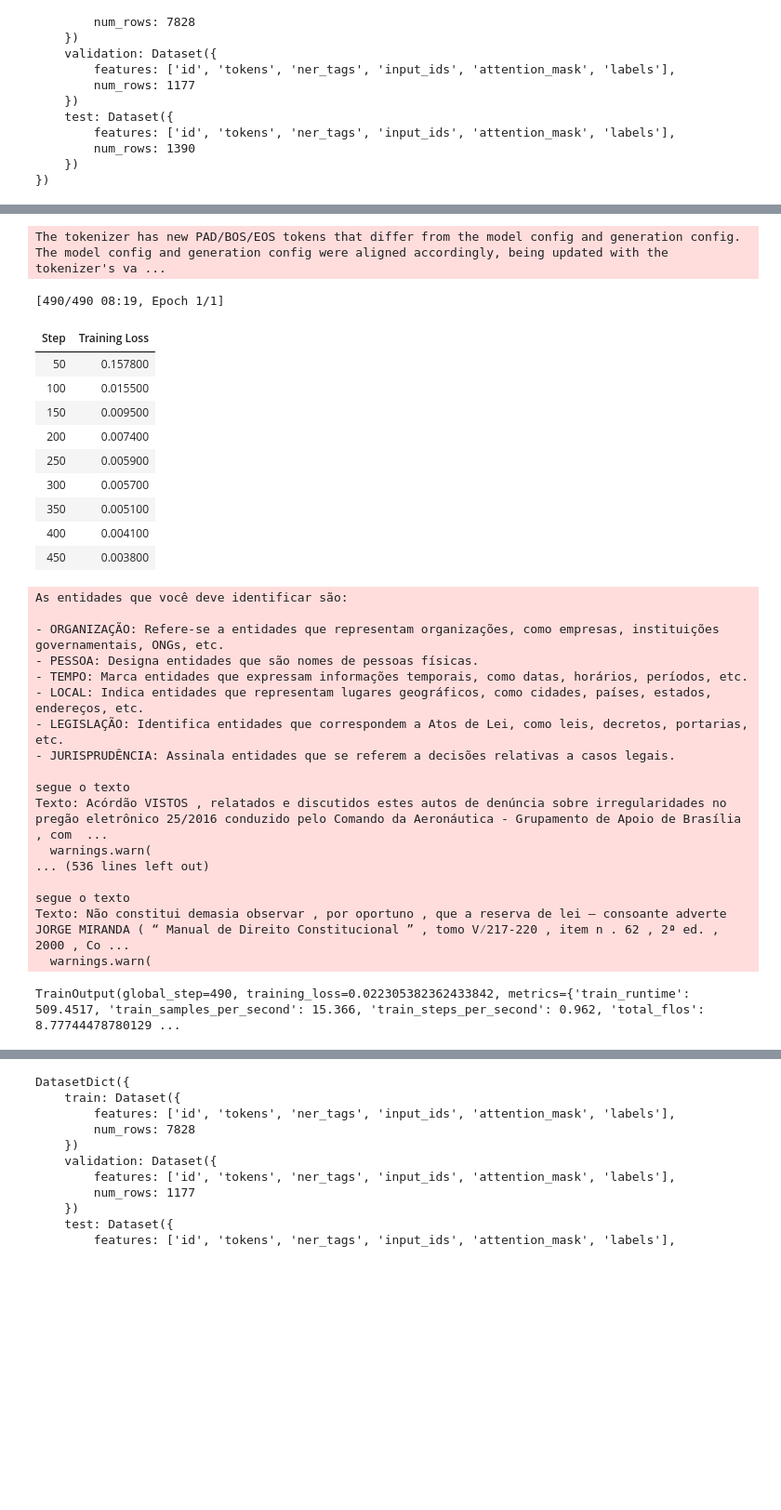
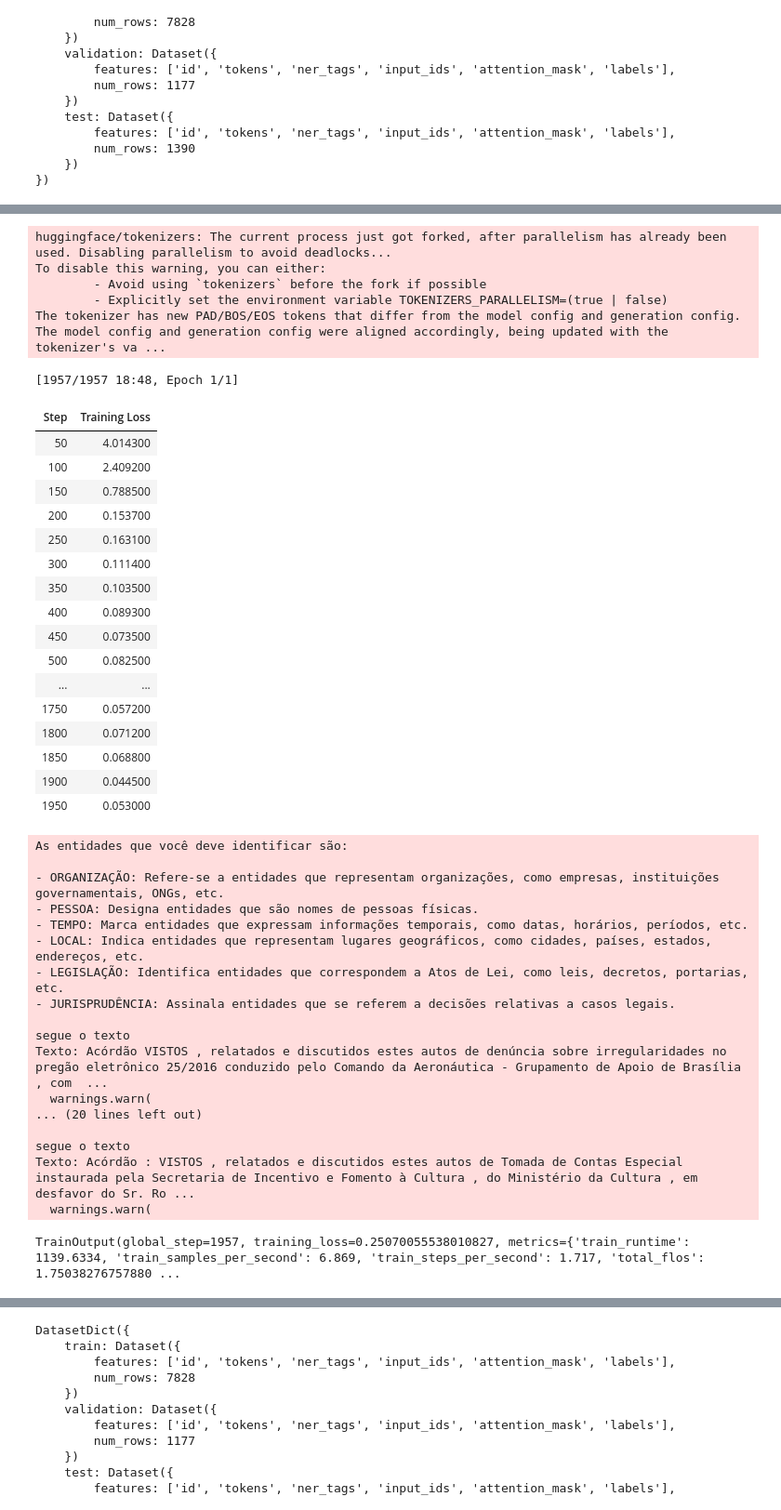
Before and after one commit to pedrobpio/decoder-lener-iob, a Jupyter notebook: notebooks/training_iob.ipynb, the cells around one changed output, grey strips where cells are left out. Shown: that part at 93% size. Saved outputs shown, nothing was run; the diff lists cells and outputs as text; code cells hidden in the pictures; blank space fills up the shorter version.

```diff
--- a/notebooks/training_iob.ipynb
+++ b/notebooks/training_iob.ipynb
@@ -139,56 +151,76 @@ from trl import DataCollatorForCompletionOnlyLM
 training_args = TrainingArguments(
     output_dir=f'./outputs/checkpoints/Qwen3_4b_full_{PRESET}',
     num_train_epochs=1,
-    per_device_train_batch_size=16,
-    # gradient_accumulation_steps=4,
+    per_device_train_batch_size=4,
+    # gradient_accumulation_steps=8,
+    # gradient_checkpointing=True, # Consider enabling this if memory is still an issue
+    lr_scheduler_type='cosine',
     logging_steps=50,
     save_strategy="epoch",
     eval_strategy="no",
-    learning_rate=2e-4,
-    warmup_steps=10,
-    fp16=torch.cuda.is_available(),
+    learning_rate=2e-5,
+    max_grad_norm=0.01,
+    weight_decay=0.01,
+    warmup_ratio=0.03,
+    fp16=True,
     report_to="none",
-    # device=model.device
+)
 
-)
 response_template = "Resposta:\n"
 
 response_template_ids = t.tokenizer.encode(
     response_template,
     add_special_tokens=False
 )
 
 data_collator = DataCollatorForCompletionOnlyLM(
     response_template=response_template_ids,
     tokenizer=t.tokenizer
 )
+
+# model.enable_input_require_grads()
+
+# 3. (Optional) Explicitly enable gradient checkpointing on the model instance
+# model.gradient_checkpointing_enable()
+
 # model.to('cuda:7')
 # torch.cuda.set_device(7)
 # Trainer
 trainer = Trainer(
     model=model,
     args=training_args,
     train_dataset=data["train"],
     tokenizer=t.tokenizer,
     data_collator=data_collator,
 
 )
 
 # Train
 trainer.train()
 # %% [output]
+huggingface/tokenizers: The current process just got forked, after parallelism has already been used. Disabling parallelism to avoid deadlocks...
+To disable this warning, you can either:
+        - Avoid using `tokenizers` before the fork if possible
+        - Explicitly set the environment variable TOKENIZERS_PARALLELISM=(true | false)
 The tokenizer has new PAD/BOS/EOS tokens that differ from the model config and generation config. The model config and generation config were aligned accordingly, being updated with the tokenizer's va ...
-[490/490 08:19, Epoch 1/1]
+[1957/1957 18:48, Epoch 1/1]
 | Step | Training Loss |
-| 50 | 0.157800 |
-| 100 | 0.015500 |
-| 150 | 0.009500 |
-| 200 | 0.007400 |
-| 250 | 0.005900 |
-| 300 | 0.005700 |
-| 350 | 0.005100 |
-| 400 | 0.004100 |
-| 450 | 0.003800 |
+| 50 | 4.014300 |
+| 100 | 2.409200 |
+| 150 | 0.788500 |
+| 200 | 0.153700 |
+| 250 | 0.163100 |
+| 300 | 0.111400 |
+| 350 | 0.103500 |
+| 400 | 0.089300 |
+| 450 | 0.073500 |
+| 500 | 0.082500 |
+| ... | ... |
+| 1750 | 0.057200 |
+| 1800 | 0.071200 |
+| 1850 | 0.068800 |
+| 1900 | 0.044500 |
+| 1950 | 0.053000 |
 As entidades que você deve identificar são:
 
 - ORGANIZAÇÃO: Refere-se a entidades que representam organizações, como empresas, instituições governamentais, ONGs, etc.
@@ -201,9 +233,9 @@ As entidades que você deve identificar são:
 segue o texto
 Texto: Acórdão VISTOS , relatados e discutidos estes autos de denúncia sobre irregularidades no pregão eletrônico 25/2016 conduzido pelo Comando da Aeronáutica - Grupamento de Apoio de Brasília , com  ...
   warnings.warn(
-... (536 lines left out)
+... (20 lines left out)
 
 segue o texto
-Texto: Não constitui demasia observar , por oportuno , que a reserva de lei – consoante adverte JORGE MIRANDA ( “ Manual de Direito Constitucional ” , tomo V⁄217-220 , item n . 62 , 2ª ed. , 2000 , Co ...
+Texto: Acórdão : VISTOS , relatados e discutidos estes autos de Tomada de Contas Especial instaurada pela Secretaria de Incentivo e Fomento à Cultura , do Ministério da Cultura , em desfavor do Sr. Ro ...
   warnings.warn(
-TrainOutput(global_step=490, training_loss=0.022305382362433842, metrics={'train_runtime': 509.4517, 'train_samples_per_second': 15.366, 'train_steps_per_second': 0.962, 'total_flos': 8.77744478780129 ...
+TrainOutput(global_step=1957, training_loss=0.25070055538010827, metrics={'train_runtime': 1139.6334, 'train_samples_per_second': 6.869, 'train_steps_per_second': 1.717, 'total_flos': 1.75038276757880 ...
```
Also changed, not shown: parts of 8 cells of this notebook, 2 other files.
